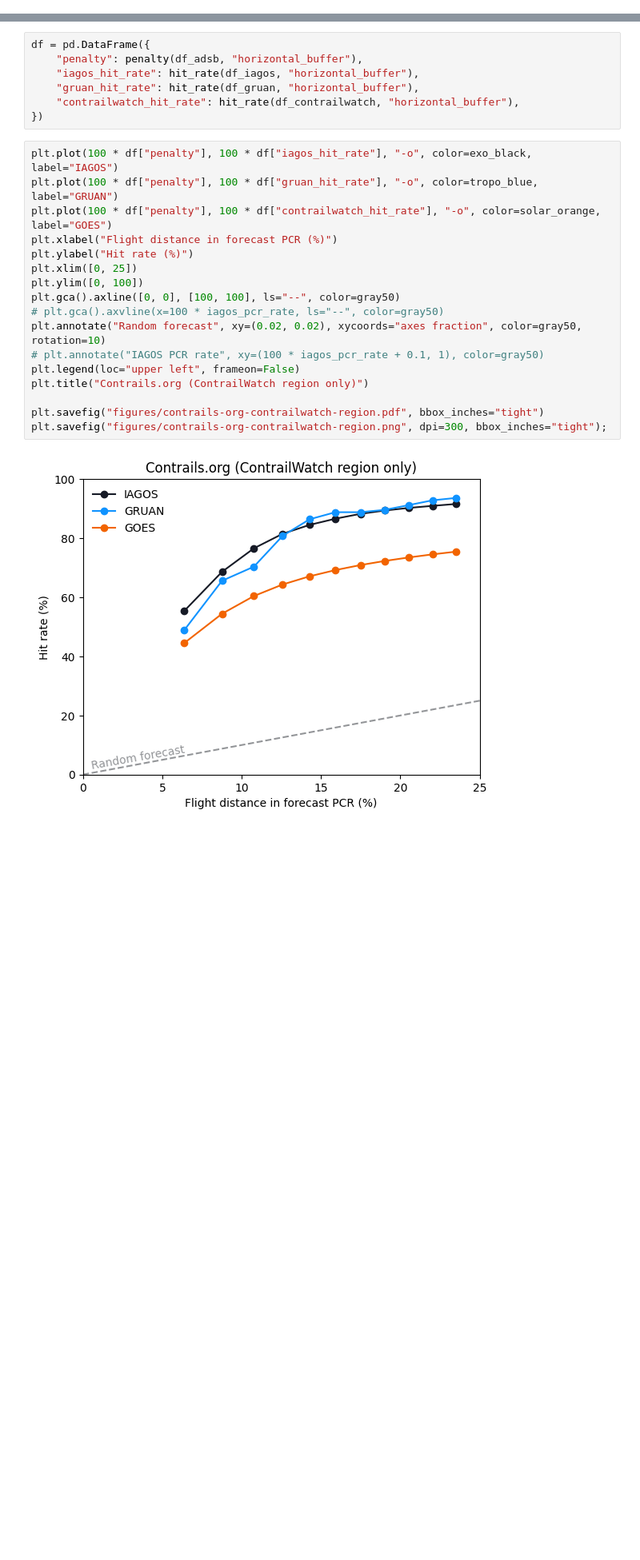
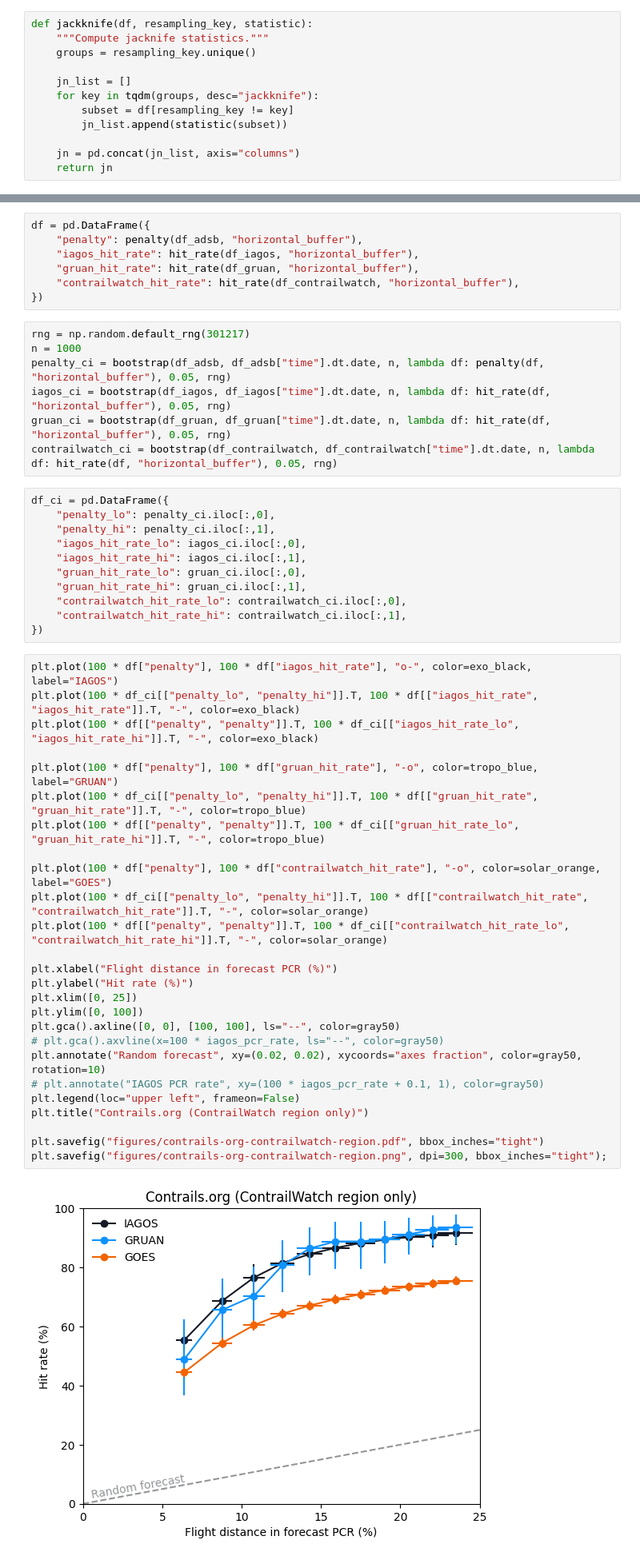
Before and after one commit to contrailcirrus/contrail-bench, a Jupyter notebook: publications/2025Q1/data/curation.ipynb, the cells around one changed output, grey strips where cells are left out. Shown at 80% size. Saved outputs shown, nothing was run; the diff lists cells and outputs as text; blank space fills up the shorter version.

Commit message:
errorbars from bca bootstrap

```diff
--- a/publications/2025Q1/data/curation.ipynb
+++ b/publications/2025Q1/data/curation.ipynb
@@ -40,3 +41,15 @@ def hit_rate_flight_distance(df, grouping_key):
     return df.groupby(grouping_key)[["flight_distance_in_observed_and_forecast_pcr", "flight_distance_in_observed_pcr"]].apply(
         lambda x: x["flight_distance_in_observed_and_forecast_pcr"].sum() / x["flight_distance_in_observed_pcr"].sum()
     )
+# %%
+def jackknife(df, resampling_key, statistic):
+    """Compute jacknife statistics."""
+    groups = resampling_key.unique()
+
+    jn_list = []
+    for key in tqdm(groups, desc="jackknife"):
+        subset = df[resampling_key != key]
+        jn_list.append(statistic(subset))
+
+    jn = pd.concat(jn_list, axis="columns")
+    return jn
@@ -152,25 +246,52 @@ df = pd.DataFrame({
     "gruan_hit_rate": hit_rate(df_gruan, "horizontal_buffer"),
     "contrailwatch_hit_rate": hit_rate(df_contrailwatch, "horizontal_buffer"),
 })
+# %%
+rng = np.random.default_rng(301217)
+n = 1000
+penalty_ci = bootstrap(df_adsb, df_adsb["time"].dt.date, n, lambda df: penalty(df, "horizontal_buffer"), 0.05, rng)
+iagos_ci = bootstrap(df_iagos, df_iagos["time"].dt.date, n, lambda df: hit_rate(df, "horizontal_buffer"), 0.05, rng)
+gruan_ci = bootstrap(df_gruan, df_gruan["time"].dt.date, n, lambda df: hit_rate(df, "horizontal_buffer"), 0.05, rng)
+contrailwatch_ci = bootstrap(df_contrailwatch, df_contrailwatch["time"].dt.date, n, lambda df: hit_rate(df, "horizontal_buffer"), 0.05, rng)
+# %%
+df_ci = pd.DataFrame({
+    "penalty_lo": penalty_ci.iloc[:,0],
+    "penalty_hi": penalty_ci.iloc[:,1],
+    "iagos_hit_rate_lo": iagos_ci.iloc[:,0],
+    "iagos_hit_rate_hi": iagos_ci.iloc[:,1],
+    "gruan_hit_rate_lo": gruan_ci.iloc[:,0],
+    "gruan_hit_rate_hi": gruan_ci.iloc[:,1],
+    "contrailwatch_hit_rate_lo": contrailwatch_ci.iloc[:,0],
+    "contrailwatch_hit_rate_hi": contrailwatch_ci.iloc[:,1],
+})
 # %%
-plt.plot(100 * df["penalty"], 100 * df["iagos_hit_rate"], "-o", color=exo_black, label="IAGOS")
+plt.plot(100 * df["penalty"], 100 * df["iagos_hit_rate"], "o-", color=exo_black, label="IAGOS")
+plt.plot(100 * df_ci[["penalty_lo", "penalty_hi"]].T, 100 * df[["iagos_hit_rate", "iagos_hit_rate"]].T, "-", color=exo_black)
+plt.plot(100 * df[["penalty", "penalty"]].T, 100 * df_ci[["iagos_hit_rate_lo", "iagos_hit_rate_hi"]].T, "-", color=exo_black)
+
 plt.plot(100 * df["penalty"], 100 * df["gruan_hit_rate"], "-o", color=tropo_blue, label="GRUAN")
+plt.plot(100 * df_ci[["penalty_lo", "penalty_hi"]].T, 100 * df[["gruan_hit_rate", "gruan_hit_rate"]].T, "-", color=tropo_blue)
+plt.plot(100 * df[["penalty", "penalty"]].T, 100 * df_ci[["gruan_hit_rate_lo", "gruan_hit_rate_hi"]].T, "-", color=tropo_blue)
+
 plt.plot(100 * df["penalty"], 100 * df["contrailwatch_hit_rate"], "-o", color=solar_orange, label="GOES")
+plt.plot(100 * df_ci[["penalty_lo", "penalty_hi"]].T, 100 * df[["contrailwatch_hit_rate", "contrailwatch_hit_rate"]].T, "-", color=solar_orange)
+plt.plot(100 * df[["penalty", "penalty"]].T, 100 * df_ci[["contrailwatch_hit_rate_lo", "contrailwatch_hit_rate_hi"]].T, "-", color=solar_orange)
+
 plt.xlabel("Flight distance in forecast PCR (%)")
 plt.ylabel("Hit rate (%)")
 plt.xlim([0, 25])
 plt.ylim([0, 100])
 plt.gca().axline([0, 0], [100, 100], ls="--", color=gray50)
 # plt.gca().axvline(x=100 * iagos_pcr_rate, ls="--", color=gray50)
 plt.annotate("Random forecast", xy=(0.02, 0.02), xycoords="axes fraction", color=gray50, rotation=10)
 # plt.annotate("IAGOS PCR rate", xy=(100 * iagos_pcr_rate + 0.1, 1), color=gray50)
 plt.legend(loc="upper left", frameon=False)
 plt.title("Contrails.org (ContrailWatch region only)")
 
 plt.savefig("figures/contrails-org-contrailwatch-region.pdf", bbox_inches="tight")
 plt.savefig("figures/contrails-org-contrailwatch-region.png", dpi=300, bbox_inches="tight");
 # %% [output]
-[figure, old version]
+[figure, new version]
 # %% [markdown]
 # Global (Sep-Dec only)
 # %% [markdown]
```
Also changed, not shown: parts of 8 cells of this notebook.
